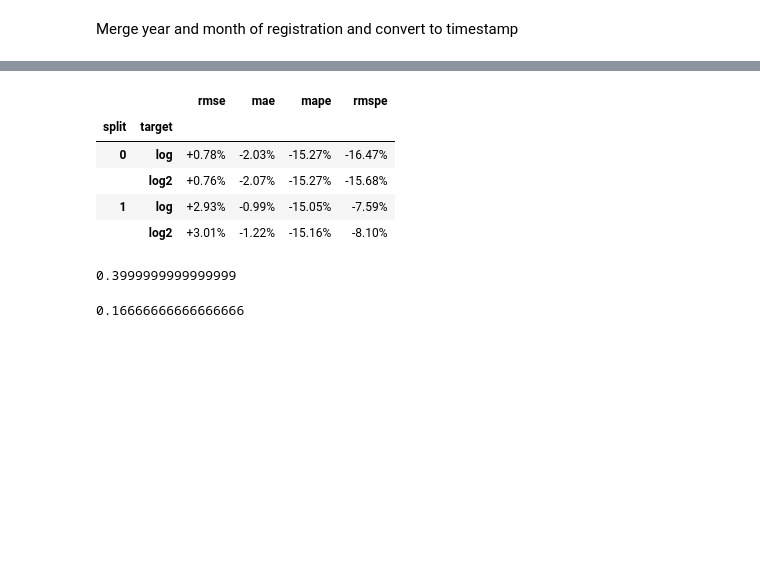
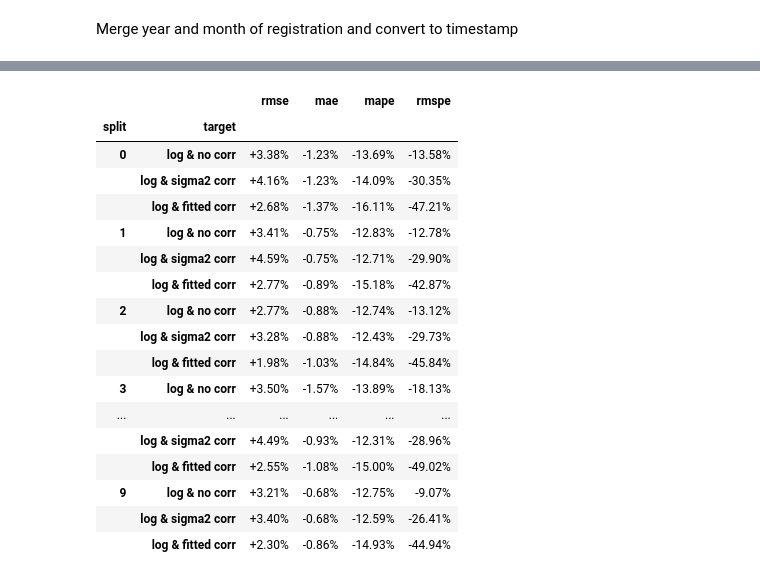
Before and after one commit to FlorianWilhelm/used-cars-log-trans, a Jupyter notebook: notebooks/used-cars.ipynb, the cells around one changed output, grey strips where cells are left out. Drawn from its saved outputs; the diff is of its cells as text; code cells hidden in the pictures; blank space fills up the shorter version.

```diff
--- a/notebooks/used-cars.ipynb
+++ b/notebooks/used-cars.ipynb
@@ -261,6 +297,6 @@ Shuffle the rows for KFold later
 # %%
 # make this 1.0 later
-df = df.sample(frac=0.1).reset_index(drop=True)
+df = df.sample(frac=FRACTION).reset_index(drop=True)
 # %% [markdown]
 Merge year and month of registration and convert to timestamp
 # %%
@@ -312,31 +325,0 @@ def eval_metrics(y_true, y_pred):
-# %%
-reg = RandomForestRegressor()
-results = []
-for i, (train_idx, test_idx) in enumerate(KFold(n_splits=2).split(X)):
-    X_train, X_test = X[train_idx], X[test_idx]
-    y_train, y_test = y[train_idx], y[test_idx]
-    reg.fit(X_train, y_train)
-    y_pred = reg.predict(X_test)
-    res = eval_metrics(y_test, y_pred)
-    res['target'] = 'raw'
-    res['split'] = i
-    results.append(res)
-
-    y_log_train = np.log(y_train)
-    reg.fit(X_train, y_log_train)
-    y_pred = np.exp(reg.predict(X_test))
-    res = eval_metrics(y_test, y_pred)
-    res['target'] = 'log'
-    res['split'] = i
-    results.append(res)
-
-    y_log_train = np.log(y_train)
-    reg.fit(X_train, y_log_train)
-    y_pred = np.exp(reg.predict(X_test))
-    res = eval_metrics(y_test, y_pred)
-    res['target'] = 'log2'
-    res['split'] = i
-    results.append(res)
-
-
-df = pd.DataFrame(results, columns=['split', 'target', *METRICS])
@@ -342,0 +328,5 @@ df = pd.DataFrame(results, columns=['split', 'target', *METRICS])
+# %%
+def get_corr(y_true, y_pred_log, error_func):
+    """Determine correction delta for exp transformation"""
+    res = sp.optimize.minimize(lambda delta: error_func(np.exp(delta + y_pred_log), y_true), 0.)
+    return res.x
@@ -353,22 +407,26 @@ df
 # %%
-gaindf = (df.groupby('split')
-            .apply(lambda X: (X[METRICS].iloc[1:] / X[METRICS].iloc[0])
+rel_df = (df.groupby('split')
+            .apply(lambda X: (X[METRICS].iloc[1:] / X[METRICS].iloc[0] - 1.)
                              .set_index(X['target'].iloc[1:]))
          )
 # %%
-gaindf.applymap(lambda x: f"{x - 1:+.2%}")
+rel_df.applymap(lambda x: f"{x:+.2%}")
 # %% [output]
 |  |  | rmse | mae | mape | rmspe |
 | split | target |  |  |  |  |
-| 0 | log | +0.78% | -2.03% | -15.27% | -16.47% |
-|  | log2 | +0.76% | -2.07% | -15.27% | -15.68% |
-| 1 | log | +2.93% | -0.99% | -15.05% | -7.59% |
-|  | log2 | +3.01% | -1.22% | -15.16% | -8.10% |
+| 0 | log & no corr | +3.38% | -1.23% | -13.69% | -13.58% |
+|  | log & sigma2 corr | +4.16% | -1.23% | -14.09% | -30.35% |
+|  | log & fitted corr | +2.68% | -1.37% | -16.11% | -47.21% |
+| 1 | log & no corr | +3.41% | -0.75% | -12.83% | -12.78% |
+|  | log & sigma2 corr | +4.59% | -0.75% | -12.71% | -29.90% |
+|  | log & fitted corr | +2.77% | -0.89% | -15.18% | -42.87% |
+| 2 | log & no corr | +2.77% | -0.88% | -12.74% | -13.12% |
+|  | log & sigma2 corr | +3.28% | -0.88% | -12.43% | -29.73% |
+|  | log & fitted corr | +1.98% | -1.03% | -14.84% | -45.84% |
+| 3 | log & no corr | +3.50% | -1.57% | -13.89% | -18.13% |
+| ... | ... | ... | ... | ... | ... |
+|  | log & sigma2 corr | +4.49% | -0.93% | -12.31% | -28.96% |
+|  | log & fitted corr | +2.55% | -1.08% | -15.00% | -49.02% |
+| 9 | log & no corr | +3.21% | -0.68% | -12.75% | -9.07% |
+|  | log & sigma2 corr | +3.40% | -0.68% | -12.59% | -26.41% |
+|  | log & fitted corr | +2.30% | -0.86% | -14.93% | -44.94% |
-# %%
-mape(1.4*np.ones(3), np.ones(3))
-# %% [output]
-0.3999999999999999
-# %%
-mape(10*np.ones(3), 12.*np.ones(3))
-# %% [output]
-0.16666666666666666
```
Also changed, not shown: parts of 32 cells of this notebook.
